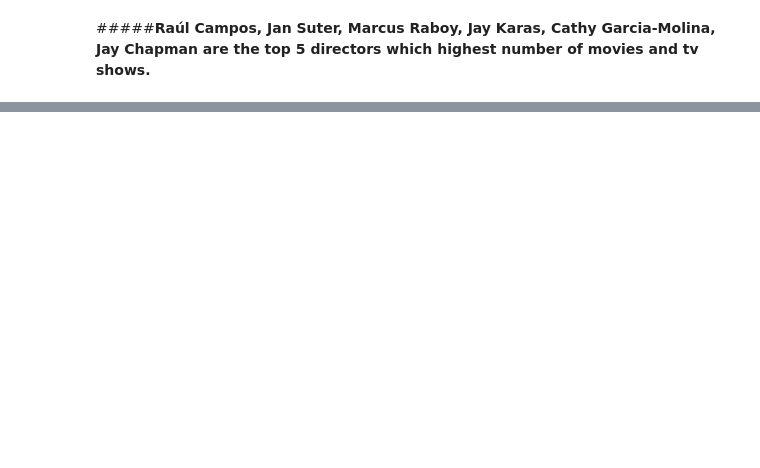
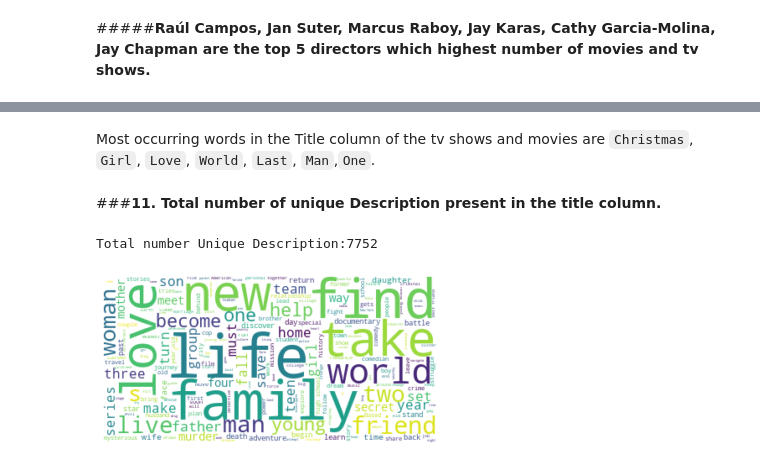
Before and after one commit to DSJibran/NETFLIX-MOVIE-AND-TV-SHOWS, a Jupyter notebook: NETFLIX_MOVIE_AND_TV_SHOWS.ipynb, the cells around one changed output, grey strips where cells are left out. Cells and saved outputs as stored; diff of their text form; code cells hidden in the pictures; blank space fills up the shorter version.

```diff
--- a/NETFLIX_MOVIE_AND_TV_SHOWS.ipynb
+++ b/NETFLIX_MOVIE_AND_TV_SHOWS.ipynb
@@ -420,0 +549,23 @@ fig.update_layout(
+# %% [markdown]
+Most occurring words in the Title
+ column of the tv shows and movies are `Christmas`, `Girl`, `Love`, `World`, `Last`, `Man`,`One`.
+# %% [markdown]
+###**11. Total number of unique Description present in the title column.**
+# %%
+print(f"Total number Unique Description:{netflix_cp['description'].nunique()}")
+
+#subsetting df
+netflix_wordcloud = netflix_cp['description']
+text = " ".join(word for word in netflix_wordcloud)
+# Create stopword list:
+stopwords = set(STOPWORDS)
+# Generate a word cloud image
+wordcloud = WordCloud(stopwords=stopwords, background_color="white").generate(text)
+# Display the generated image:
+# the matplotlib way:
+plt.imshow(wordcloud, interpolation='bilinear')
+plt.axis("off")
+plt.show()
+# %% [output]
+Total number Unique Description:7752
+[figure, added]
```
Also changed, not shown: parts of 22 cells of this notebook.
